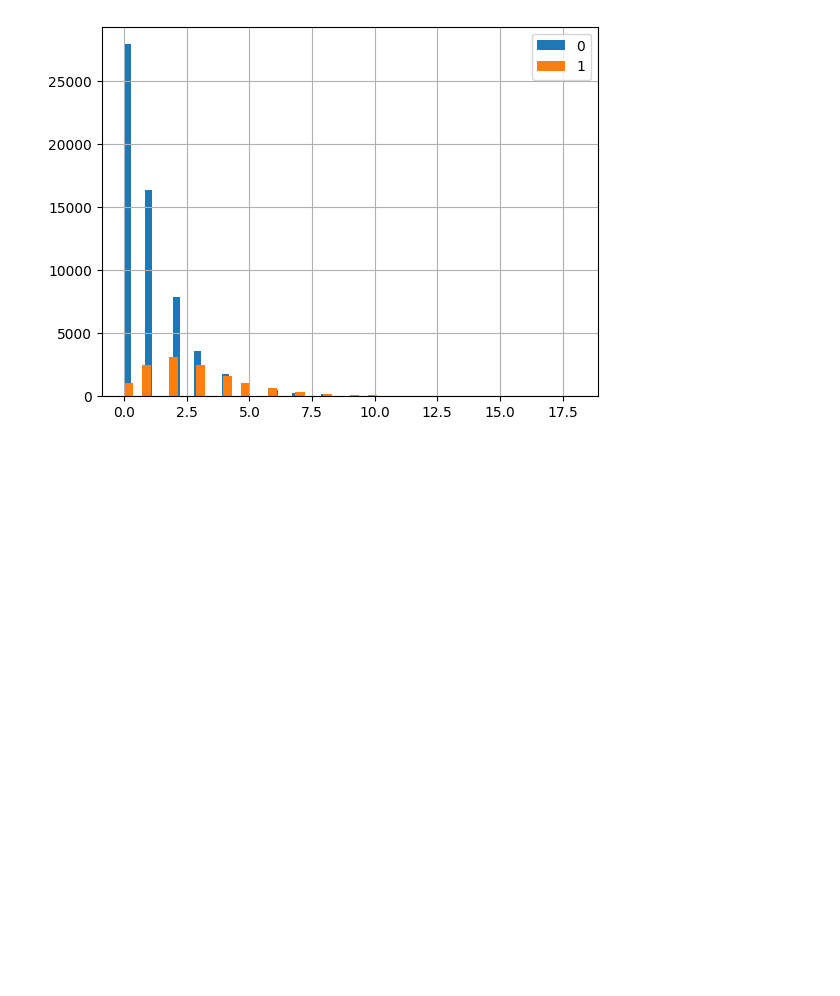
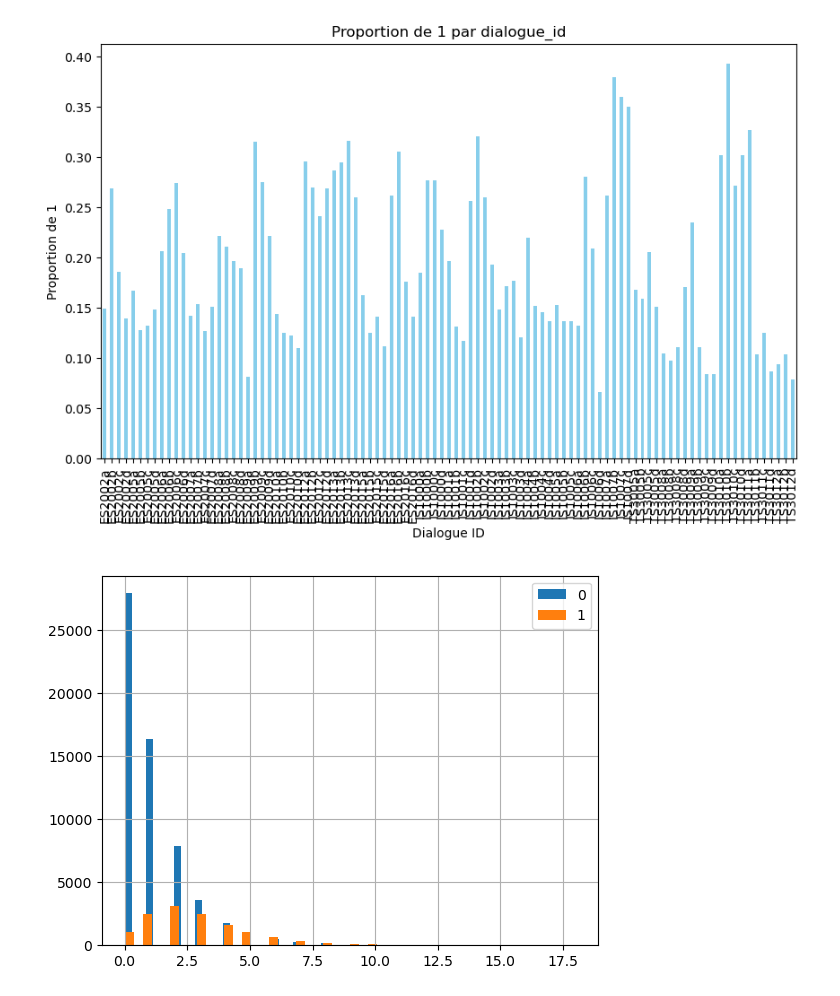
Before and after one commit to juliencollard2001/INF554-AJA, a Jupyter notebook: arnaud/dataframe_creation.ipynb, the cells around one changed output. Cells and saved outputs as stored; diff of their text form; code cells hidden in the pictures; blank space fills up the shorter version.

```diff
--- a/arnaud/dataframe_creation.ipynb
+++ b/arnaud/dataframe_creation.ipynb
@@ -101,3 +90,20 @@ And
+# %%
+# Groupe par 'dialogue_id' et calcule la somme de la colonne 'label' pour chaque groupe
+label_sum_per_dialogue = df.groupby('dialogue_id')['label'].sum()
+
+# Groupe par 'dialogue_id' et calcule le nombre total de lignes pour chaque groupe
+total_rows_per_dialogue = df.groupby('dialogue_id').size()
+
+# Calcule la proportion en divisant la somme des labels par le nombre total de lignes pour chaque groupe
+proportion_of_1_per_dialogue = label_sum_per_dialogue / total_rows_per_dialogue
+
+proportion_of_1_per_dialogue.plot(kind='bar', figsize=(10, 6), color='skyblue')
+plt.title('Proportion de 1 par dialogue_id')
+plt.xlabel('Dialogue ID')
+plt.ylabel('Proportion de 1')
+plt.show()
+# %% [output]
+[figure, added]
 # %%
 df['bert'] = df['text']
 for transcription_id in training_set:
```
Also changed, not shown: parts of 5 cells of this notebook, 1 other file.
